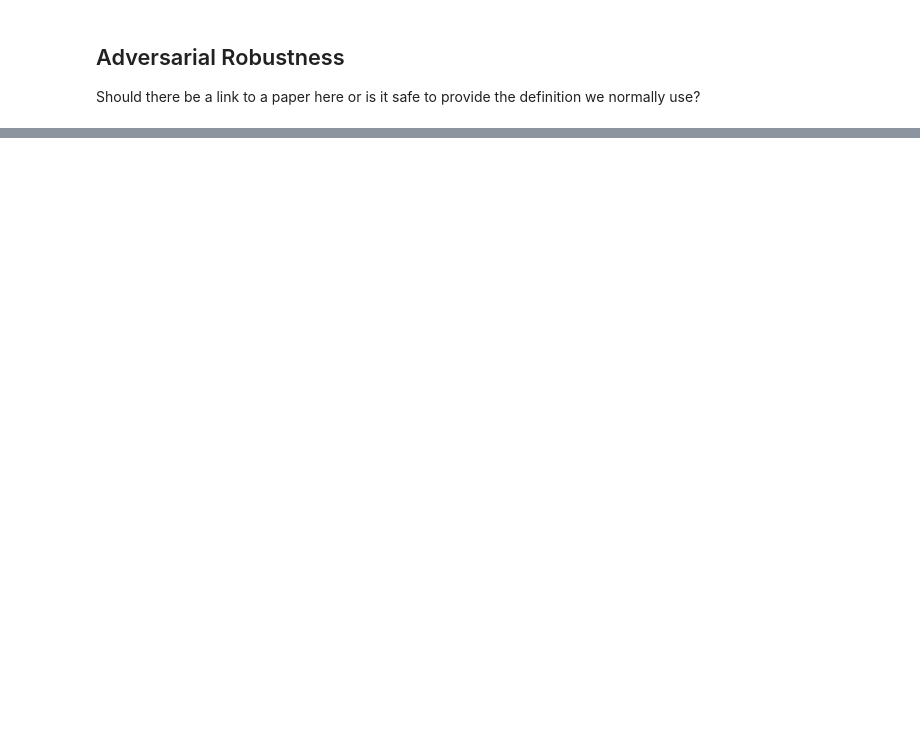
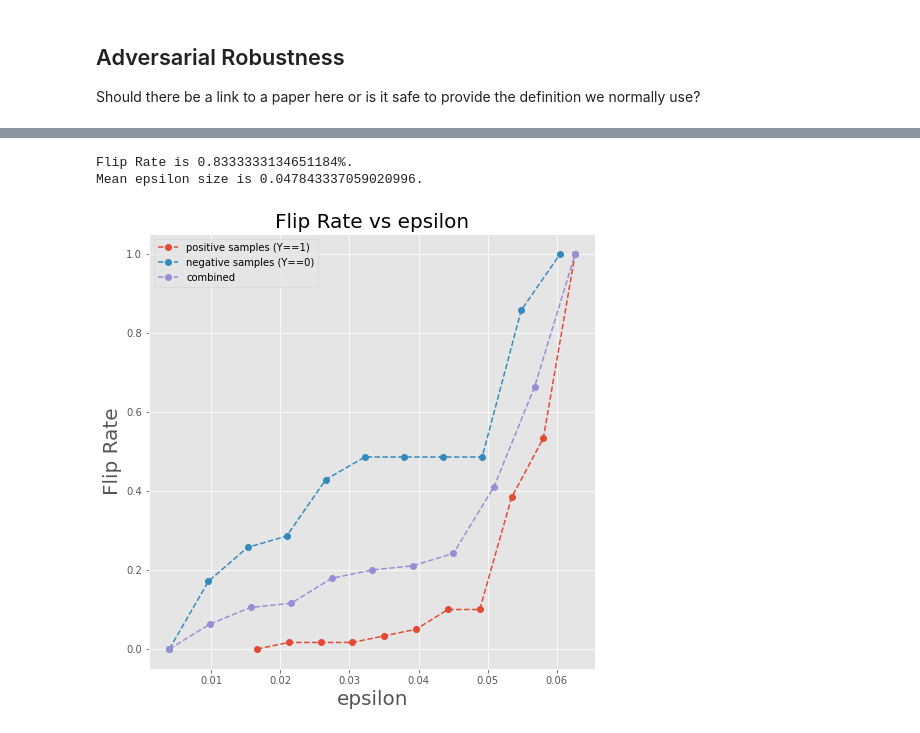
Before and after one commit to msalihs/advertorch, a Jupyter notebook: advertorch_examples/tutorial_blackbox_model_validation.ipynb, the cells around one changed output, grey strips where cells are left out. Cells and saved outputs as stored; diff of their text form; code cells hidden in the pictures; blank space fills up the shorter version.

```diff
--- a/advertorch_examples/tutorial_blackbox_model_validation.ipynb
+++ b/advertorch_examples/tutorial_blackbox_model_validation.ipynb
@@ -352,0 +104,13 @@ class ScaledLinfNeighbourhood(LinfNeighbourhood):
+# %%
+data_config = []
+
+for i in range(len(dataset.feature_names)):
+    data_config.append(
+        {
+            "Feature": dataset.feature_names[i],
+            "Feature_type": "REAL",
+            "ignore": False,
+            "ranges": [min(dataset.data[i]), max(dataset.data[i])],
+            "scales": max(dataset.data[i]) - min(dataset.data[i]),
+        }
+    )
@@ -352,0 +240,4 @@ class ScaledLinfNeighbourhood(LinfNeighbourhood):
+# %%
+neighbourhood = ScaledLinfNeighbourhood(data_config)
+statement = RobustClassification(neighbourhood, bb_estimator)
+solver = LinfPGDSolver(statement=statement)
@@ -352,0 +296,33 @@ class ScaledLinfNeighbourhood(LinfNeighbourhood):
+# %%
+import matplotlib.pyplot as plt
+# Compute mean epsilon
+y_prob = tree_model.predict_proba(X_test)[:, 1]
+y_prob_best_adv = tree_model.predict_proba(best_adv)[:, 1]
+threshold = 0.5
+
+idx = best_eps != 1.0
+print(f'Flip Rate is {sum(idx)/len(best_eps)}%.')
+print(f'Mean epsilon size is {best_eps[idx].mean()}.')
+
+def cumulative_dist_plot(x, bins, ax, **kwargs):
+    values, base = np.histogram(x, bins=bins)
+    cumulative = np.insert(np.cumsum(values), 0, 0.0)
+    cumulative = cumulative / cumulative[-1]
+    return ax.errorbar(base, cumulative, **kwargs)
+
+plt.style.use('ggplot')
+fig, ax = plt.subplots(1, 1, figsize=(8,8))
+plot_config = {'bins':10, 'ax':ax, 'marker':'o', 'linestyle':'--'}
+cumulative_dist_plot(best_eps[(torch.Tensor(y_test)==1) & idx].cpu().numpy(), label='positive samples (Y==1)', **plot_config)
+cumulative_dist_plot(best_eps[(torch.Tensor(y_test)==0) & idx].cpu().numpy(), label='negative samples (Y==0)', **plot_config)
+cumulative_dist_plot(best_eps[idx].cpu().numpy(), label='combined', **plot_config)
+
+plt.legend()
+plt.xlabel('epsilon', fontsize=20)
+plt.ylabel('Flip Rate', fontsize=20)
+plt.title('Flip Rate vs epsilon', fontsize=20)
+plt.show()
+# %% [output]
+Flip Rate is 0.8333333134651184%.
+Mean epsilon size is 0.047843337059020996.
+[figure, added]
```
Also changed, not shown: parts of 23 cells of this notebook.
